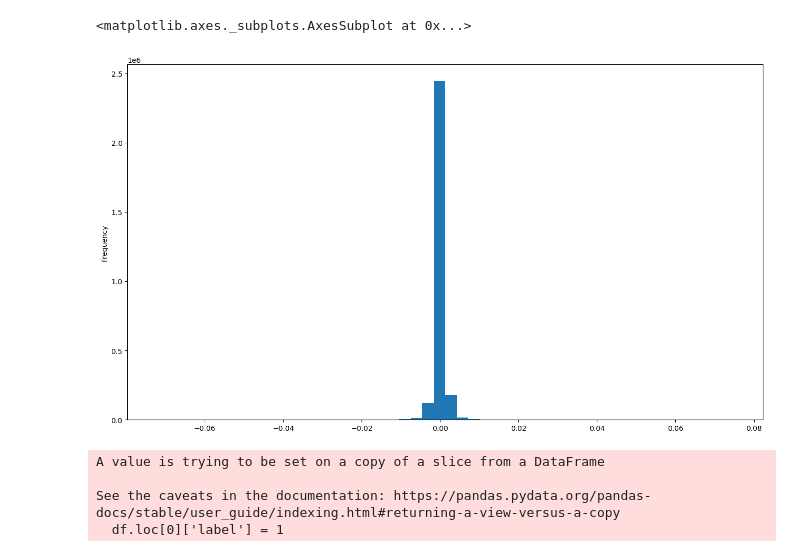
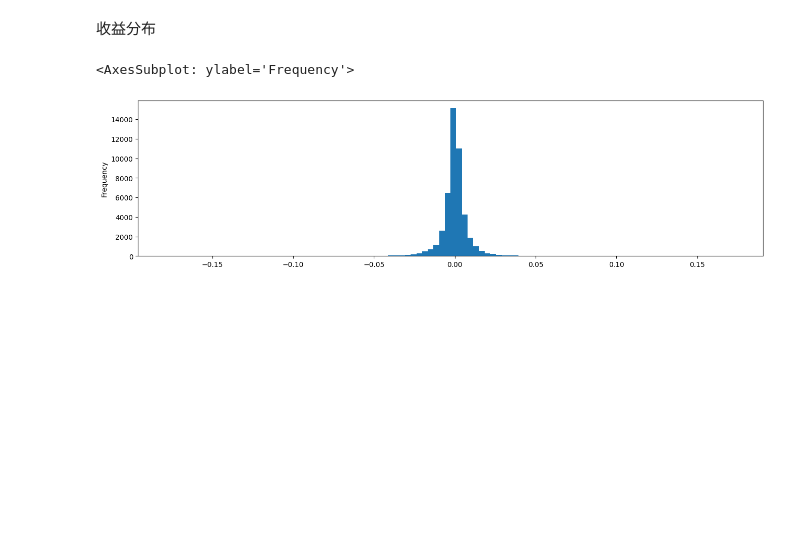
Before and after one commit to w0330t/data-processing, a Jupyter notebook: v1.ipynb, the cells around one changed output. Saved outputs shown, nothing was run; the diff lists cells and outputs as text; code cells hidden in the pictures; blank space fills up the shorter version.

```diff
--- a/v1.ipynb
+++ b/v1.ipynb
@@ -4,2 +6,2 @@ import pendulum
 # %%
-df = pd.read_csv('data/binance-1m-btcusdt-20221223.csv', names=['timestamp', 'open', 'high', 'low', 'close', 'volume'])
+df = pd.read_csv('data/20230222BTC_USD_1h.csv', names=['timestamp', 'open', 'high', 'low', 'close', 'volume'])
@@ -6,3 +44,12 @@ df = pd.read_csv('data/binance-1m-btcusdt-20221223.csv', names=['timestamp', 'op
+# %%
+# 添加自然时间增加辨识度
+df['datetime'] = pd.to_datetime(df['timestamp'], unit='ms')
+# 添加当前行与上行的收盘价的变化
+df['pct_change'] = df['close'].pct_change()
+# 做一个偏移作为预测标签
+df['label'] = df['pct_change'].shift(-1)
+# 删除第一行和最后一行
+df = df.iloc[1:-1]
 # %%
 df
 # %% [output]
@@ -73,5 +86,8 @@ df['pct_change'] = df['close'].pct_change()
+# %% [markdown]
+收益分布
 # %%
-df['pct_change'].plot.hist(figsize=(16, 9), bins=50)
+# 收益呈现标准差分布
+df['pct_change'].plot.hist(figsize=(16, 4), bins=100)
 # %% [output]
-<matplotlib.axes._subplots.AxesSubplot at 0x...>
+<AxesSubplot: ylabel='Frequency'>
-[figure, old version]
+[figure, new version]
@@ -82,10 +94,3 @@ df.loc[df['pct_change'] < 0, 'label'] = 0
-# %%
-df.loc[0]['label'] = 1
-# %% [output]
-A value is trying to be set on a copy of a slice from a DataFrame
-
-See the caveats in the documentation: https://pandas.pydata.org/pandas-docs/stable/user_guide/indexing.html#returning-a-view-versus-a-copy
-  df.loc[0]['label'] = 1
 # %%
 len(df.loc[df['pct_change'] > 0]) / len(df) * 100
 # %% [output]
```
Also changed, not shown: parts of 27 cells of this notebook.
